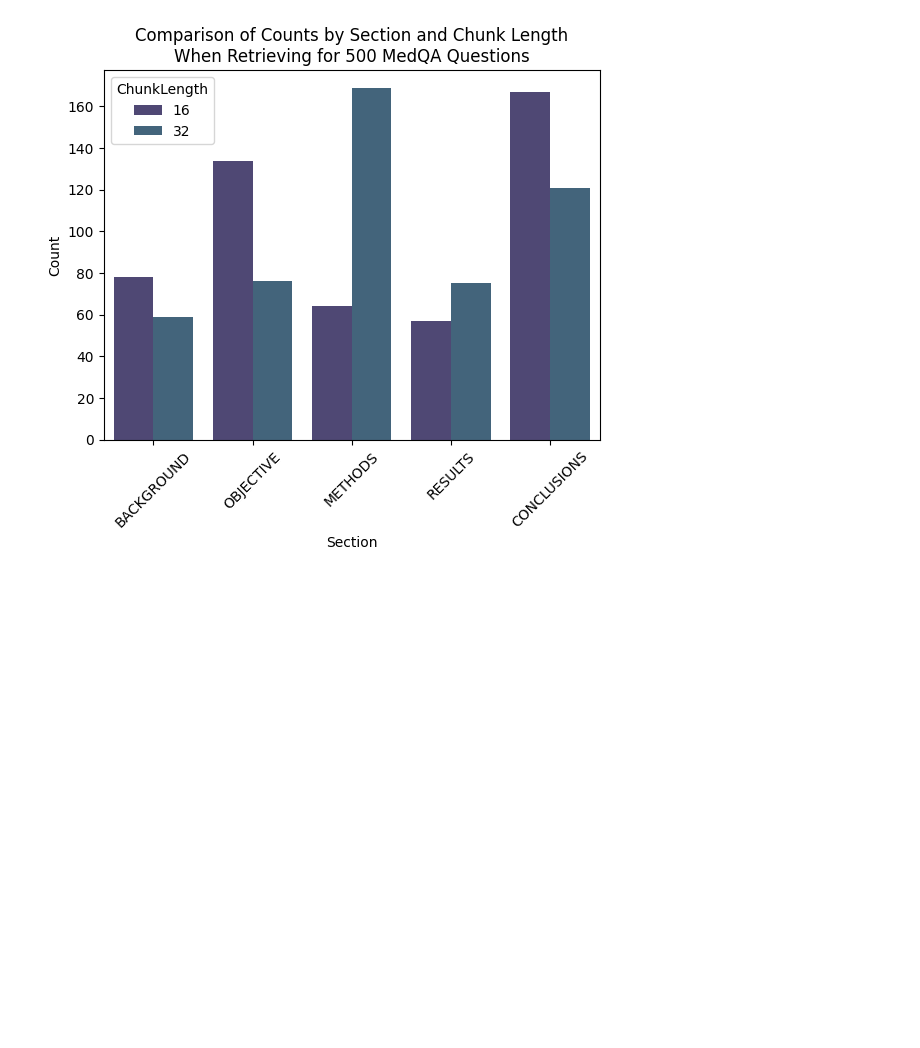
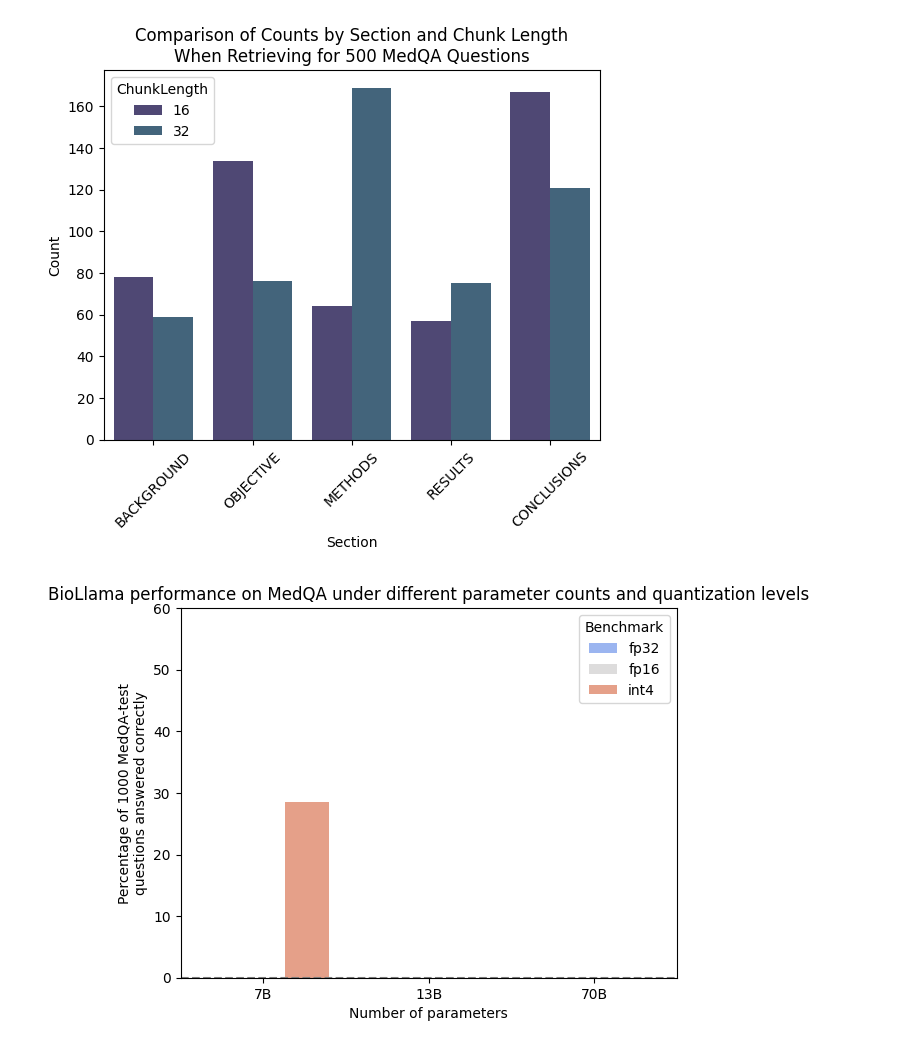
Before and after one commit to Neelectric/BioLlama, a Jupyter notebook: graphs&tables.ipynb, the cells around one changed output. Saved outputs shown, nothing was run; the diff lists cells and outputs as text; code cells hidden in the pictures; blank space fills up the shorter version.

Commit message:
BioLlama7B int4 gets 0.285 on MedQA

```diff
--- a/graphs&tables.ipynb
+++ b/graphs&tables.ipynb
@@ -182,3 +182,59 @@ plt.ylabel("Count")
 plt.show()
 # %% [output]
 [figure]
+# %%
+# Graph 2: Average retrieval quality on different retrieval settings (with all benchmarks)
+#this plots the average retrieval quality of full, bomrc, brc, input_segmentation_32, input_segmentation_16
+#data in this was collected on 09.01.24 by calling all 486 questions in BioASQ5b, and 500 questions in MedQA.
+#for each of them, top 5 were retrieved and reranked with the MedCPT Re-Ranker. the top chunk and its score were noted
+#at the end, the average of these scores was noted as "average retrieval quality"
+
+import pandas as pd
+import seaborn as sns
+import matplotlib.pyplot as plt
+mode = ["7B", "13B", "70B"]
+
+# Define the dataframes
+data1 = {'Parameter count': ["7B", "13B", "70B"],
+        'MedQA Performance': [0, 0, 0],
+        'Benchmark': ["fp32"] * 3}
+df1 = pd.DataFrame(data1)
+
+data2 = {'Parameter count': ["7B", "13B", "70B"],
+        'MedQA Performance': [0, 0, 0],
+        'Benchmark': ["fp16"] * 3}
+df2 = pd.DataFrame(data2)
+
+data3 = {'Parameter count': ["7B", "13B", "70B"],
+        'MedQA Performance': [28.5, 0, 0],
+        'Benchmark': ["int4"] * 3}
+df3 = pd.DataFrame(data3)
+
+
+# Combine the DataFrames
+df = pd.concat([df1, df2, df3])
+
+# Create a diverging color palette for positive and negative values
+palette = sns.color_palette("coolwarm", n_colors=len(df['Benchmark'].unique()))
+
+# Create the bar plot with Seaborn
+sns.barplot(x="Parameter count", y="MedQA Performance", hue="Benchmark", palette=palette, data=df)
+
+#set the y max to be 60
+plt.ylim(0, 60)
+
+# Rotate x-axis labels for better readability
+plt.xticks(rotation=0)
+
+# Add a title and labels
+plt.title("BioLlama performance on MedQA under different parameter counts and quantization levels")
+plt.xlabel("Number of parameters")
+plt.ylabel("Percentage of 1000 MedQA-test\nquestions answered correctly")
+
+# Add a horizontal line at zero for visual clarity
+plt.axhline(0, color='gray', linestyle='--')
+
+# Show the plot
+plt.show()
+# %% [output]
+[figure, added]
```
Also changed, not shown: 6 other files.
